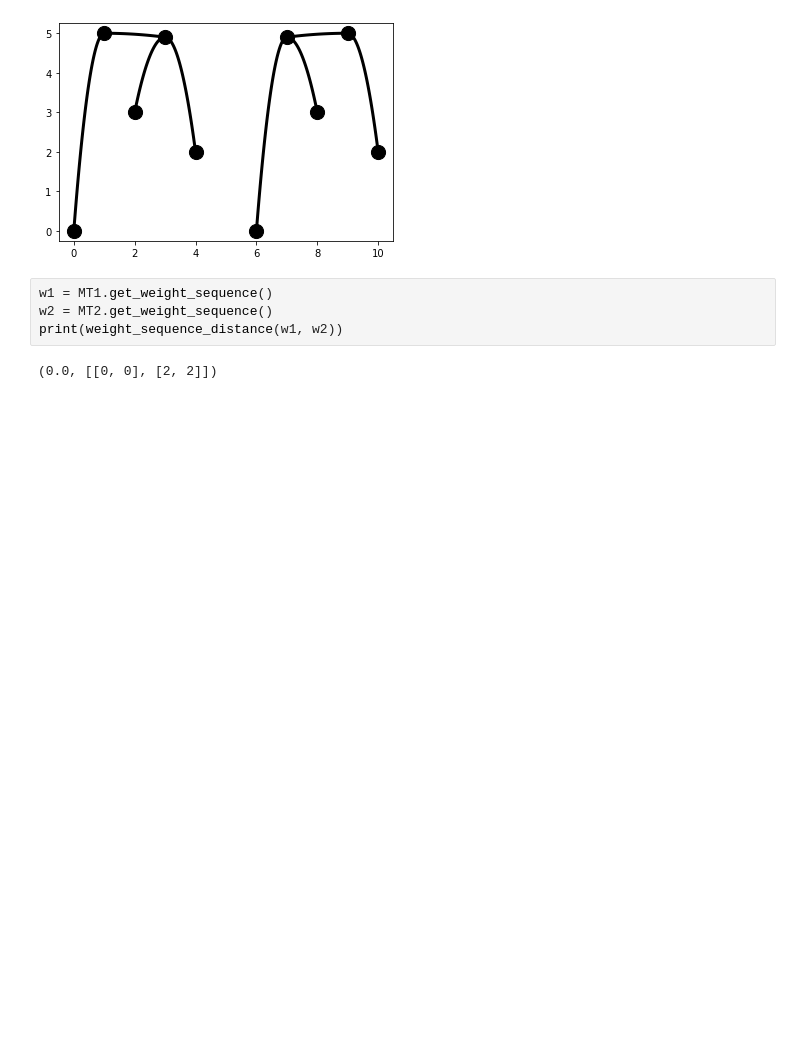
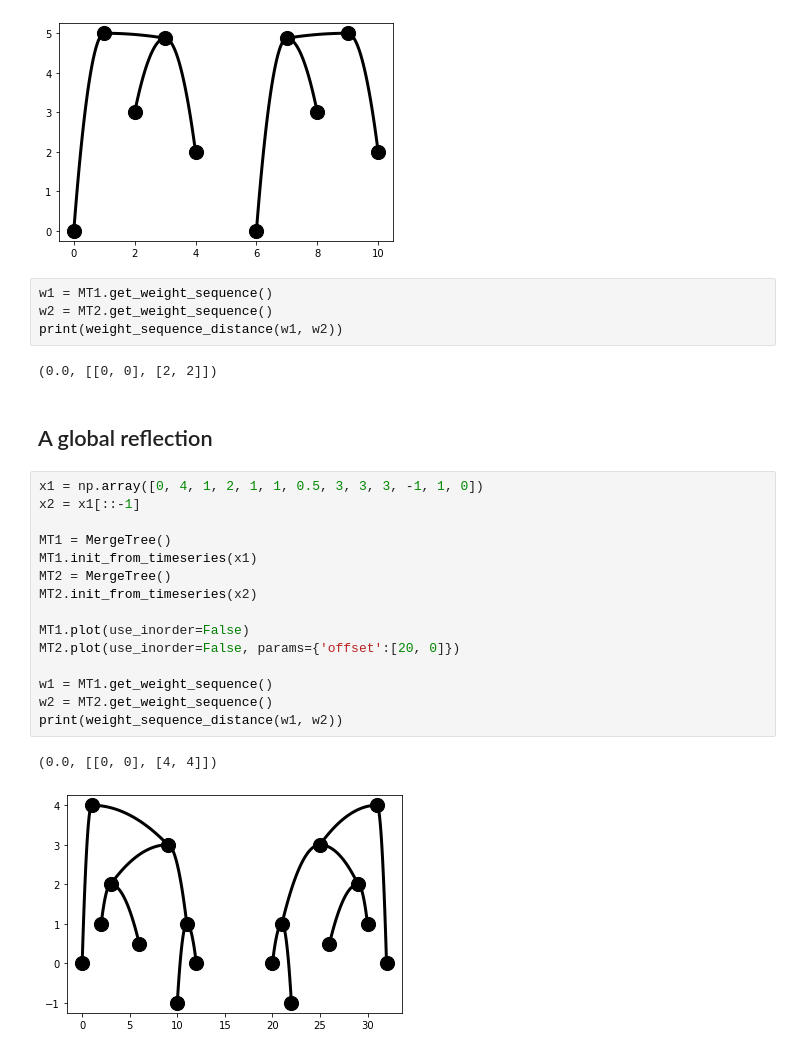
Before and after one commit to UrsinusREU2022MergeTrees/MergeTrees, a Jupyter notebook: notebooks/WeightSequenceEdit.ipynb, the cells around one changed output. Saved outputs shown, nothing was run; the diff lists cells and outputs as text; blank space fills up the shorter version.

Commit message:
Adding edit distance stability and informativity examples

```diff
--- a/notebooks/WeightSequenceEdit.ipynb
+++ b/notebooks/WeightSequenceEdit.ipynb
@@ -81,3 +81,23 @@ w2 = MT2.get_weight_sequence()
 print(weight_sequence_distance(w1, w2))
 # %% [output]
 (0.0, [[0, 0], [2, 2]])
+# %% [markdown]
+## A global reflection
+# %%
+x1 = np.array([0, 4, 1, 2, 1, 1, 0.5, 3, 3, 3, -1, 1, 0])
+x2 = x1[::-1]
+
+MT1 = MergeTree()
+MT1.init_from_timeseries(x1)
+MT2 = MergeTree()
+MT2.init_from_timeseries(x2)
+
+MT1.plot(use_inorder=False)
+MT2.plot(use_inorder=False, params={'offset':[20, 0]})
+
+w1 = MT1.get_weight_sequence()
+w2 = MT2.get_weight_sequence()
+print(weight_sequence_distance(w1, w2))
+# %% [output]
+(0.0, [[0, 0], [4, 4]])
+[figure, added]
```
Also changed, not shown: parts of 3 cells of this notebook.
